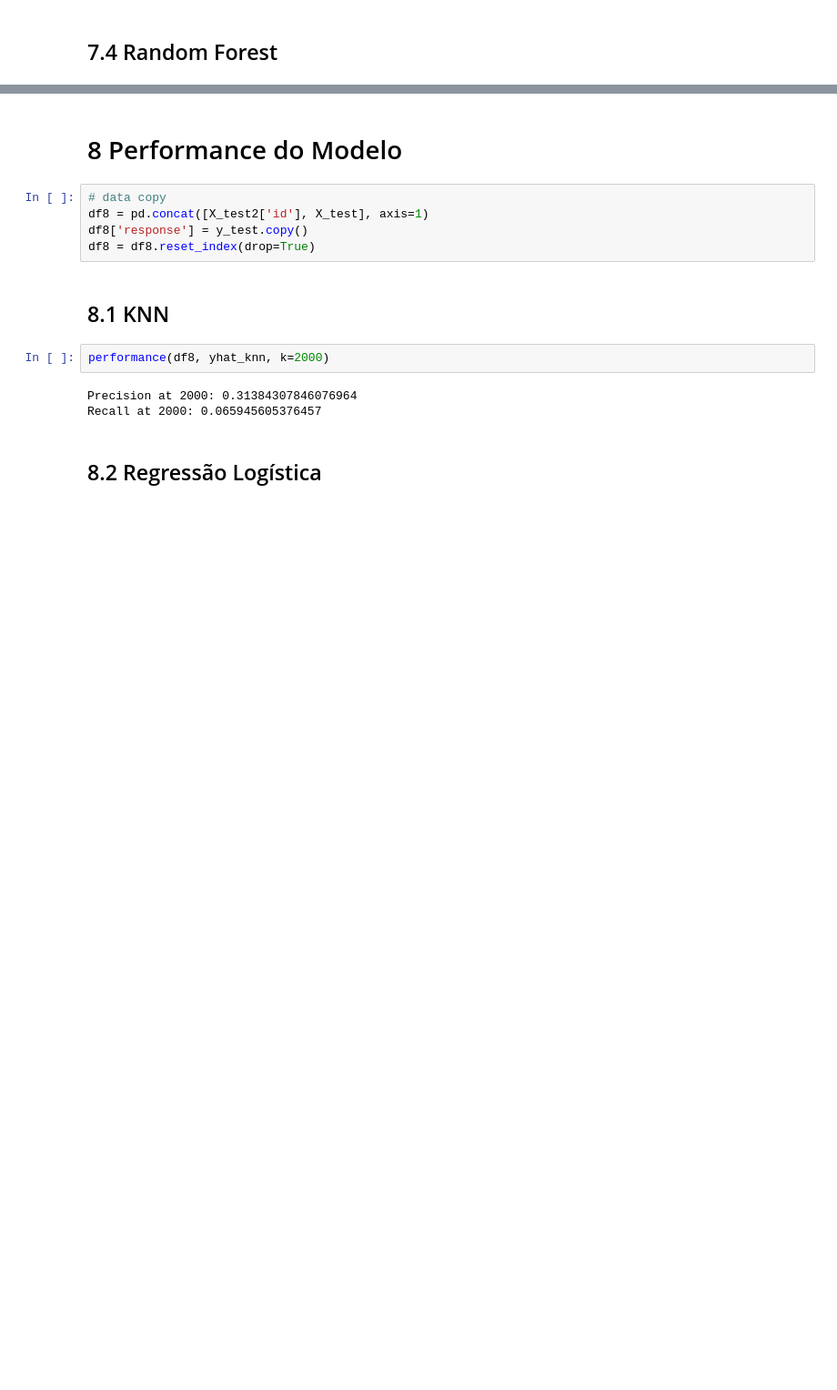
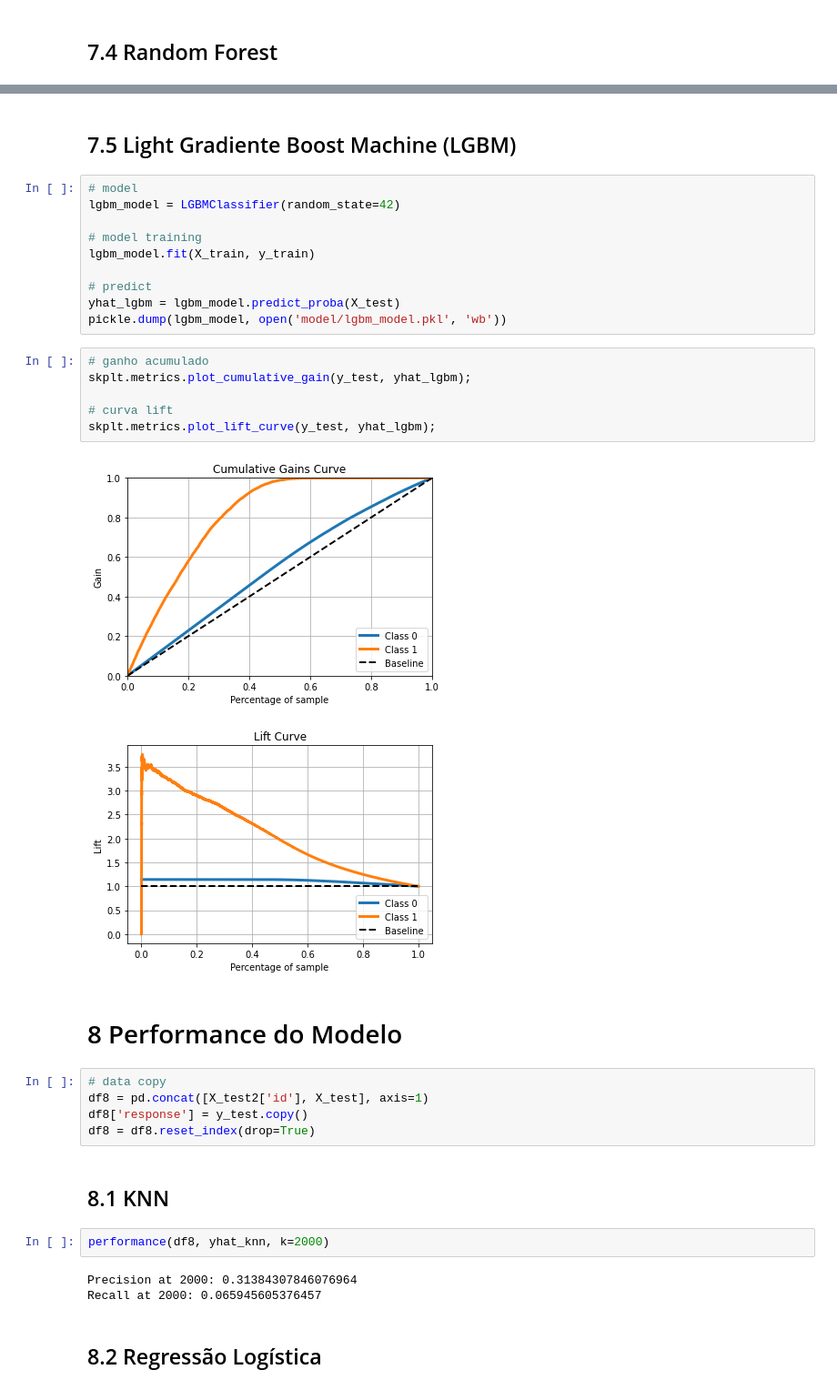
Before and after one commit to jonasbarletta/health_insurance_cross_sell, a Jupyter notebook: health_insurance_05_ciclo_1_finalizado.ipynb, the cells around one changed output, grey strips where cells are left out. Shown at 91% size. Drawn from its saved outputs; the diff is of its cells as text; blank space fills up the shorter version.

```diff
--- a/health_insurance_05_ciclo_1_finalizado.ipynb
+++ b/health_insurance_05_ciclo_1_finalizado.ipynb
@@ -703,3 +702,24 @@ skplt.metrics.plot_lift_curve(y_test, yhat_rf);
+# %% [markdown]
+## 7.5 Light Gradiente Boost Machine (LGBM)
+# %%
+# model
+lgbm_model = LGBMClassifier(random_state=42)
+
+# model training
+lgbm_model.fit(X_train, y_train)
+
+# predict
+yhat_lgbm = lgbm_model.predict_proba(X_test)
+pickle.dump(lgbm_model, open('model/lgbm_model.pkl', 'wb'))
+# %%
+# ganho acumulado
+skplt.metrics.plot_cumulative_gain(y_test, yhat_lgbm);
+
+# curva lift
+skplt.metrics.plot_lift_curve(y_test, yhat_lgbm);
+# %% [output]
+[figure, added]
+[figure, added]
 # %% [markdown]
 # 8 Performance do Modelo
 # %%
```
Also changed, not shown: parts of 25 cells of this notebook.
